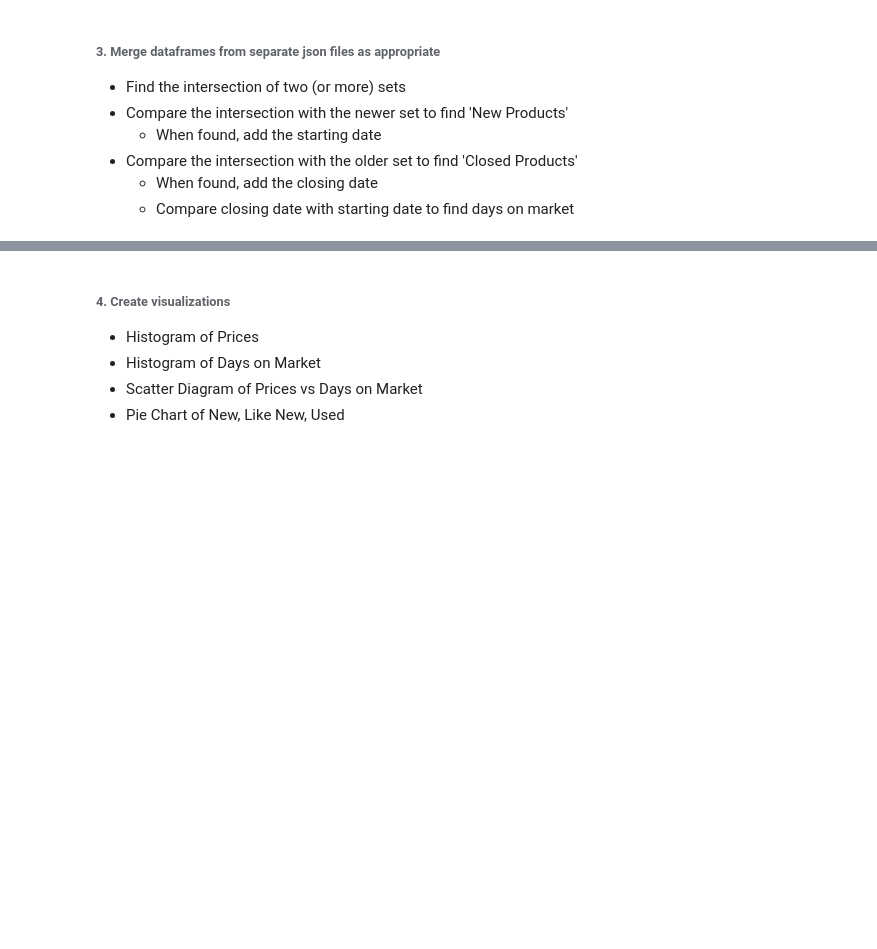
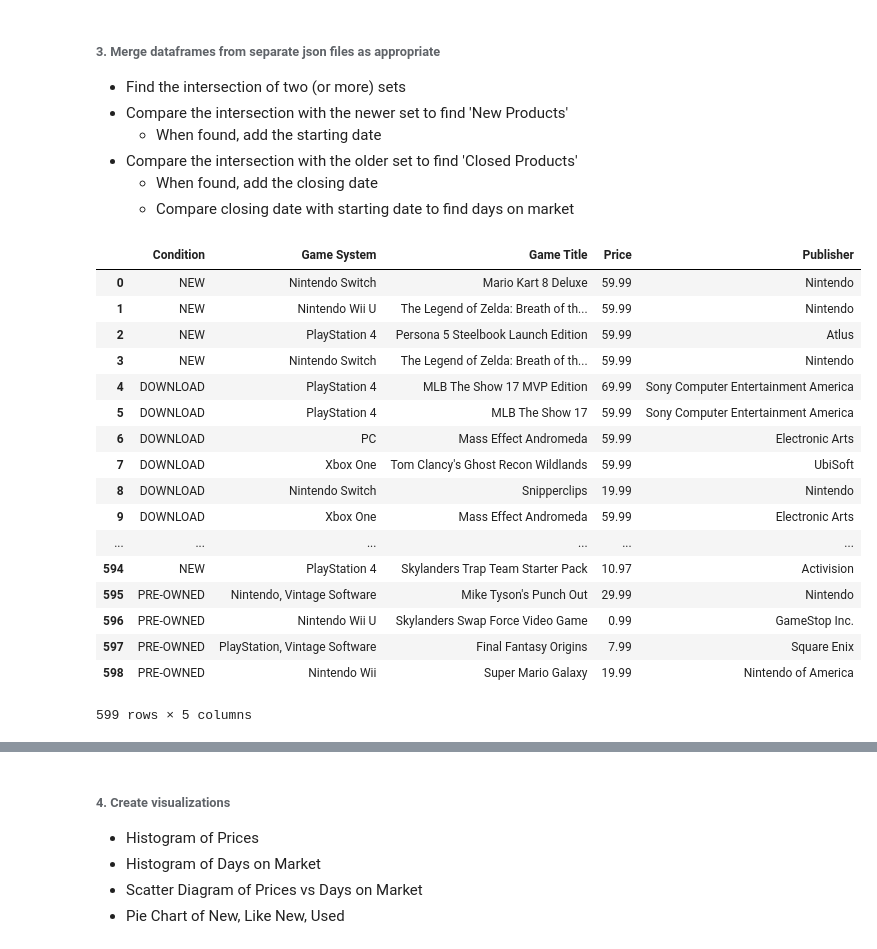
Before and after one commit to mnmohamed/WebProject_Mohamed, a Jupyter notebook: Jupyter Notebook/CreatingADataProject.ipynb, the cells around one changed output, grey strips where cells are left out. Cells and saved outputs as stored; diff of their text form; code cells hidden in the pictures; blank space fills up the shorter version.

```diff
--- a/Jupyter Notebook/CreatingADataProject.ipynb
+++ b/Jupyter Notebook/CreatingADataProject.ipynb
@@ -226,8 +226,28 @@ data1
 # %%
 # Create the inner merge of the two dataframes
 dataInnerMerge = pd.merge(NoDupsData, NoDupsData1, \
                           on=['Condition','Game System','Game Title','Price', 'Publisher'],\
                           how='inner')
+dataInnerMerge
+# %% [output]
+|  | Condition | Game System | Game Title | Price | Publisher |
+| 0 | NEW | Nintendo Switch | Mario Kart 8 Deluxe | 59.99 | Nintendo |
+| 1 | NEW | Nintendo Wii U | The Legend of Zelda: Breath of th... | 59.99 | Nintendo |
+| 2 | NEW | PlayStation 4 | Persona 5 Steelbook Launch Edition | 59.99 | Atlus |
+| 3 | NEW | Nintendo Switch | The Legend of Zelda: Breath of th... | 59.99 | Nintendo |
+| 4 | DOWNLOAD | PlayStation 4 | MLB The Show 17 MVP Edition | 69.99 | Sony Computer Entertainment America |
+| 5 | DOWNLOAD | PlayStation 4 | MLB The Show 17 | 59.99 | Sony Computer Entertainment America |
+| 6 | DOWNLOAD | PC | Mass Effect Andromeda | 59.99 | Electronic Arts |
+| 7 | DOWNLOAD | Xbox One | Tom Clancy's Ghost Recon Wildlands | 59.99 | UbiSoft |
+| 8 | DOWNLOAD | Nintendo Switch | Snipperclips | 19.99 | Nintendo |
+| 9 | DOWNLOAD | Xbox One | Mass Effect Andromeda | 59.99 | Electronic Arts |
+| ... | ... | ... | ... | ... | ... |
+| 594 | NEW | PlayStation 4 | Skylanders Trap Team Starter Pack | 10.97 | Activision |
+| 595 | PRE-OWNED | Nintendo, Vintage Software | Mike Tyson's Punch Out | 29.99 | Nintendo |
+| 596 | PRE-OWNED | Nintendo Wii U | Skylanders Swap Force Video Game | 0.99 | GameStop Inc. |
+| 597 | PRE-OWNED | PlayStation, Vintage Software | Final Fantasy Origins | 7.99 | Square Enix |
+| 598 | PRE-OWNED | Nintendo Wii | Super Mario Galaxy | 19.99 | Nintendo of America |
+599 rows × 5 columns
 # %%
 # Determine the set of 'new products'
 NoDupsData1['key1'] = 1
```
Also changed, not shown: parts of 6 cells of this notebook.
